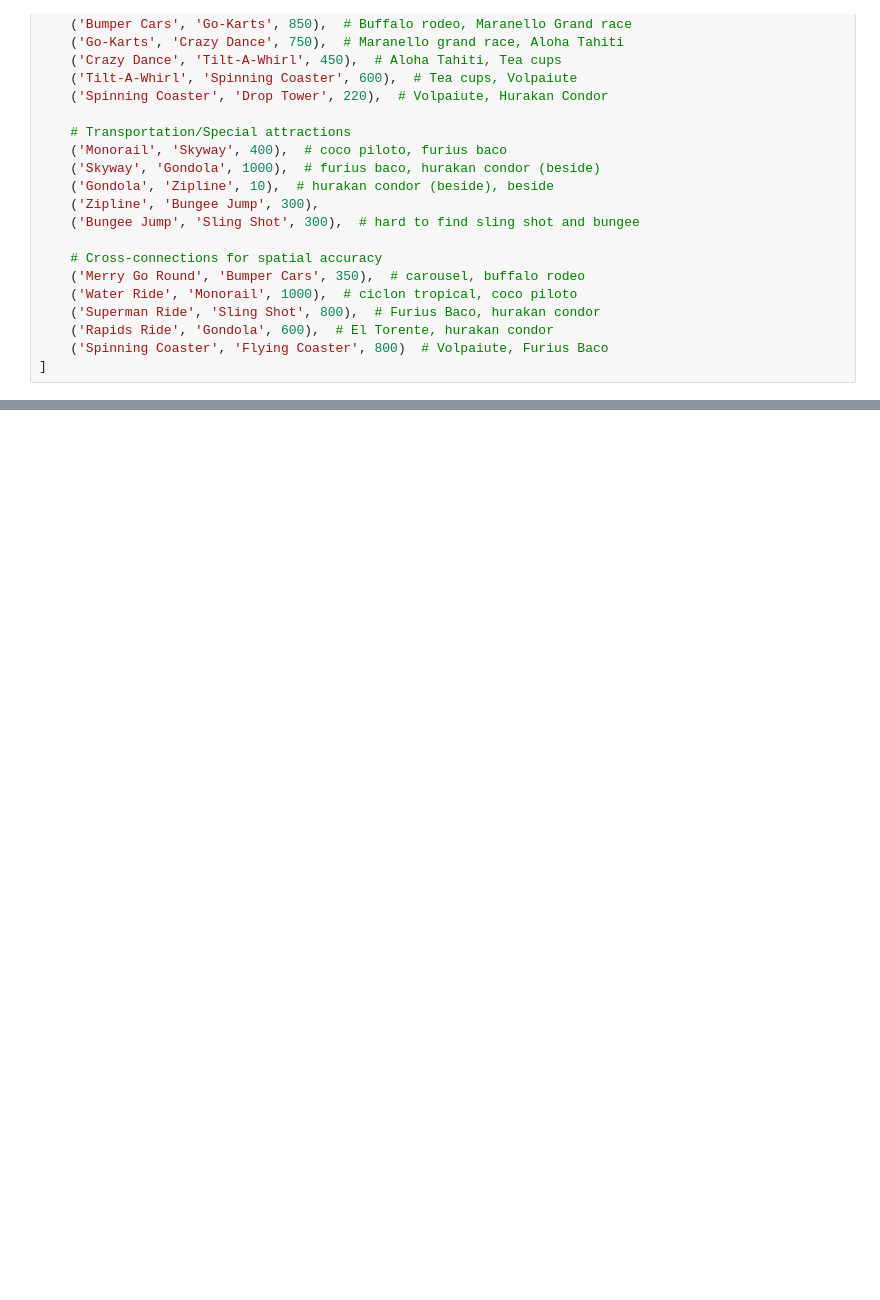
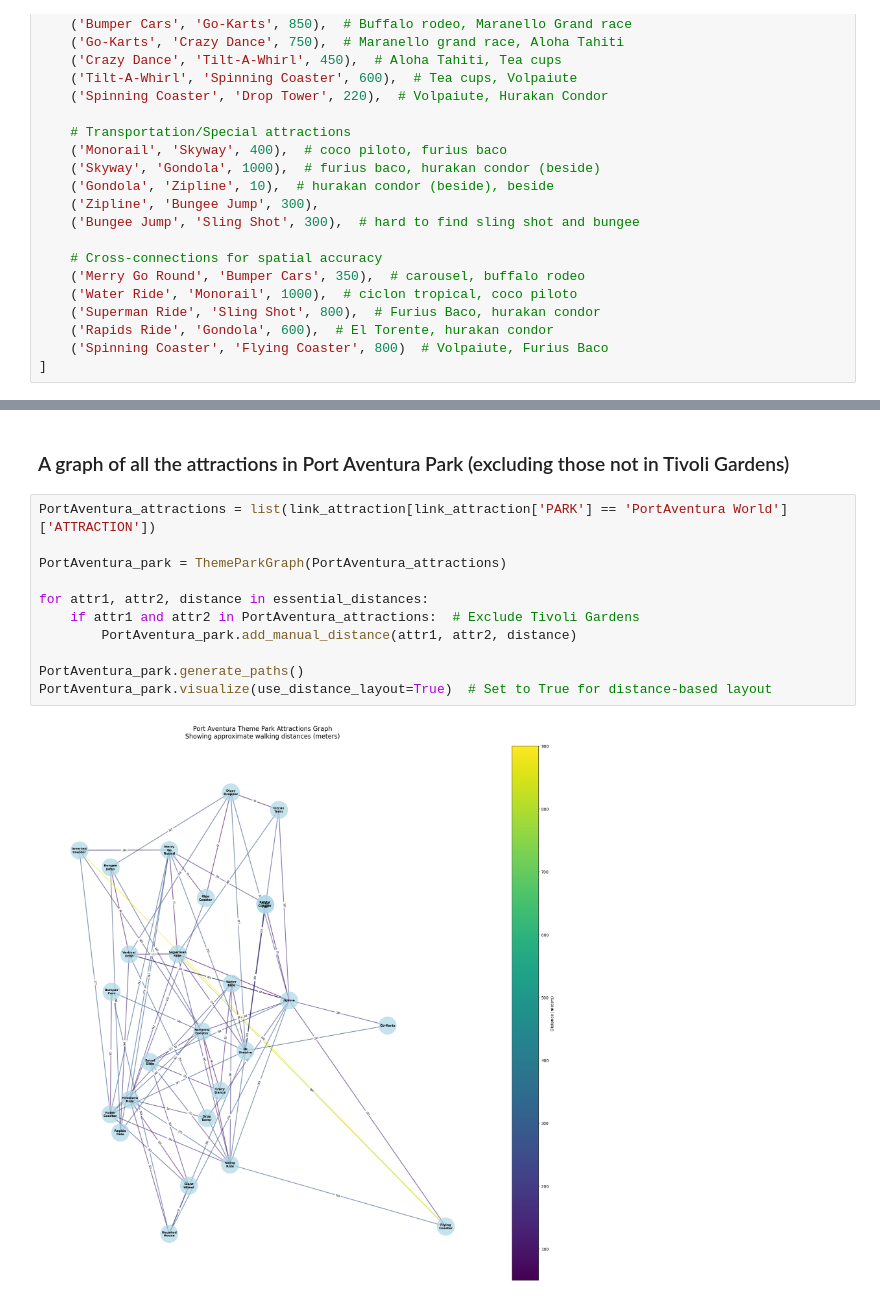
Before and after one commit to CharlesS940/xhec_endless_line, a Jupyter notebook: map.ipynb, the cells around one changed output, grey strips where cells are left out. Cells and saved outputs as stored; diff of their text form; blank space fills up the shorter version.

```diff
--- a/map.ipynb
+++ b/map.ipynb
@@ -213,0 +213,15 @@ park.visualize(use_distance_layout=True)  # Set to True for distance-based layou
+# %% [markdown]
+### A graph of all the attractions in Port Aventura Park (excluding those not in Tivoli Gardens)
+# %%
+PortAventura_attractions = list(link_attraction[link_attraction['PARK'] == 'PortAventura World']['ATTRACTION'])
+
+PortAventura_park = ThemeParkGraph(PortAventura_attractions)
+
+for attr1, attr2, distance in essential_distances:
+    if attr1 and attr2 in PortAventura_attractions:  # Exclude Tivoli Gardens
+        PortAventura_park.add_manual_distance(attr1, attr2, distance)
+
+PortAventura_park.generate_paths()
+PortAventura_park.visualize(use_distance_layout=True)  # Set to True for distance-based layout
+# %% [output]
+[figure, added]
```
Also changed, not shown: parts of 3 cells of this notebook.
